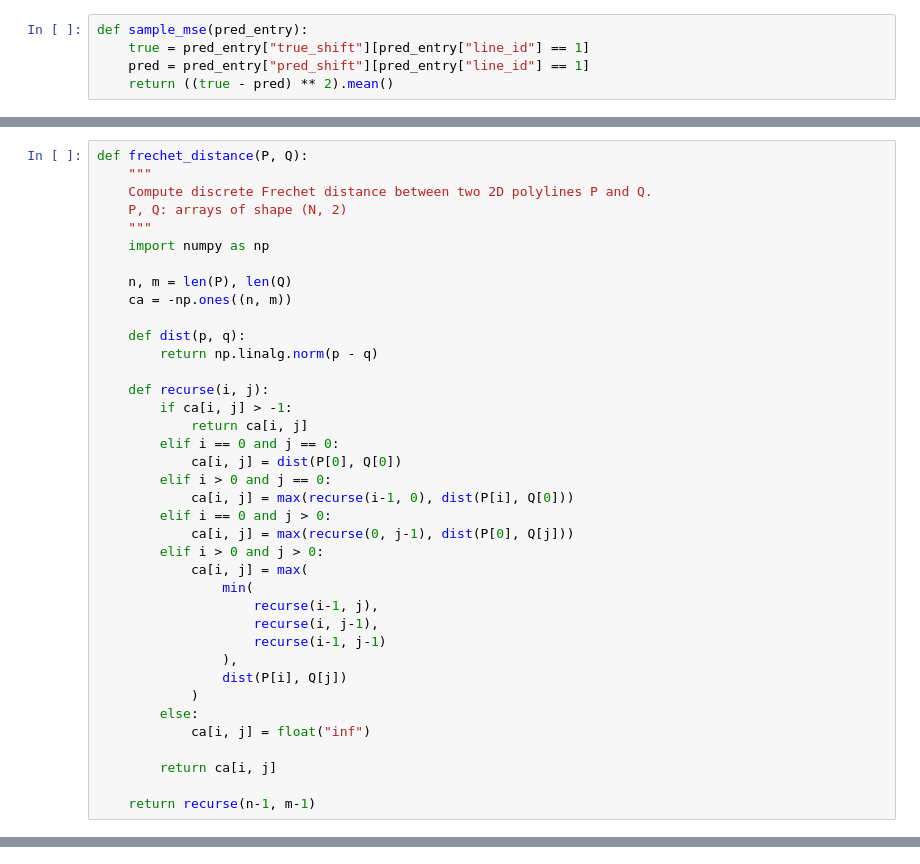
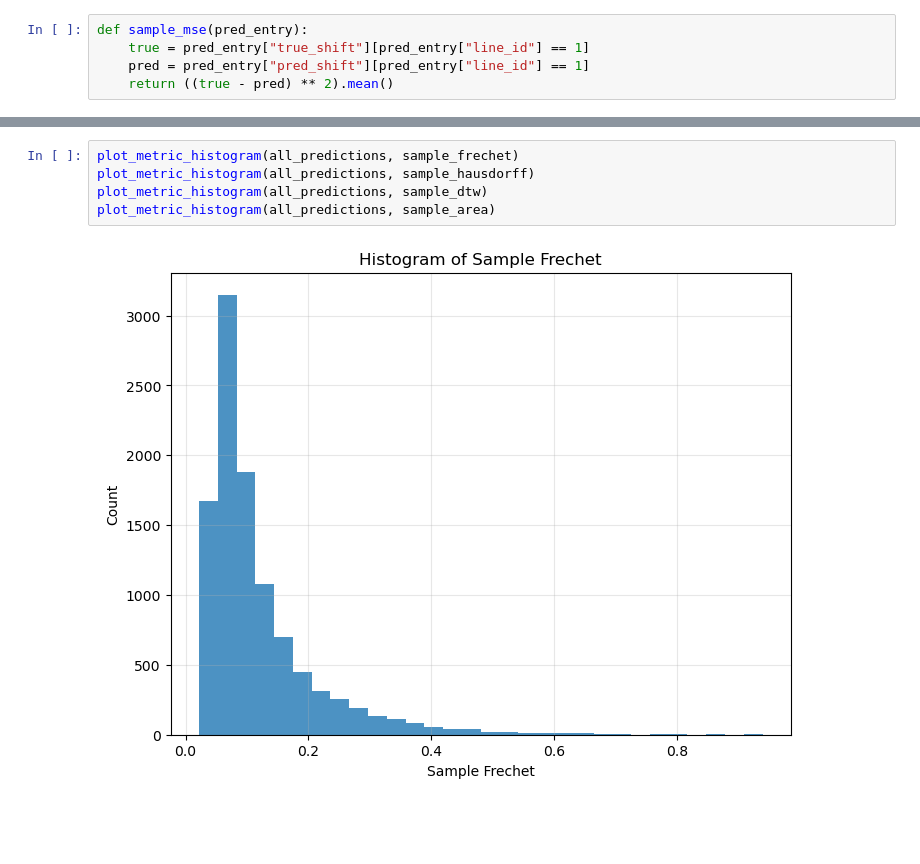
Before and after one commit to Piviwo/line-displacement, a Jupyter notebook: models/graph_Model.ipynb, the cells around one changed output, grey strips where cells are left out. Drawn from its saved outputs; the diff is of its cells as text; blank space fills up the shorter version.

```diff
--- a/models/graph_Model.ipynb
+++ b/models/graph_Model.ipynb
@@ -538,38 +549,0 @@ plot_mse_histogram(all_predictions)
-# %%
-def frechet_distance(P, Q):
-    """
-    Compute discrete Frechet distance between two 2D polylines P and Q.
-    P, Q: arrays of shape (N, 2)
-    """
-    import numpy as np
-
-    n, m = len(P), len(Q)
-    ca = -np.ones((n, m))
-
-    def dist(p, q):
-        return np.linalg.norm(p - q)
-
-    def recurse(i, j):
-        if ca[i, j] > -1:
-            return ca[i, j]
-        elif i == 0 and j == 0:
-            ca[i, j] = dist(P[0], Q[0])
-        elif i > 0 and j == 0:
-            ca[i, j] = max(recurse(i-1, 0), dist(P[i], Q[0]))
-        elif i == 0 and j > 0:
-            ca[i, j] = max(recurse(0, j-1), dist(P[0], Q[j]))
-        elif i > 0 and j > 0:
-            ca[i, j] = max(
-                min(
-                    recurse(i-1, j),
-                    recurse(i, j-1),
-                    recurse(i-1, j-1)
-                ),
-                dist(P[i], Q[j])
-            )
-        else:
-            ca[i, j] = float("inf")
-
-        return ca[i, j]
-
-    return recurse(n-1, m-1)
@@ -602,0 +688,7 @@ plot_frechet_histogram(all_predictions)
+# %%
+plot_metric_histogram(all_predictions, sample_frechet)
+plot_metric_histogram(all_predictions, sample_hausdorff)
+plot_metric_histogram(all_predictions, sample_dtw)
+plot_metric_histogram(all_predictions, sample_area)
+# %% [output]
+[figure, added]
```
Also changed, not shown: parts of 20 cells of this notebook, 25 other files.
